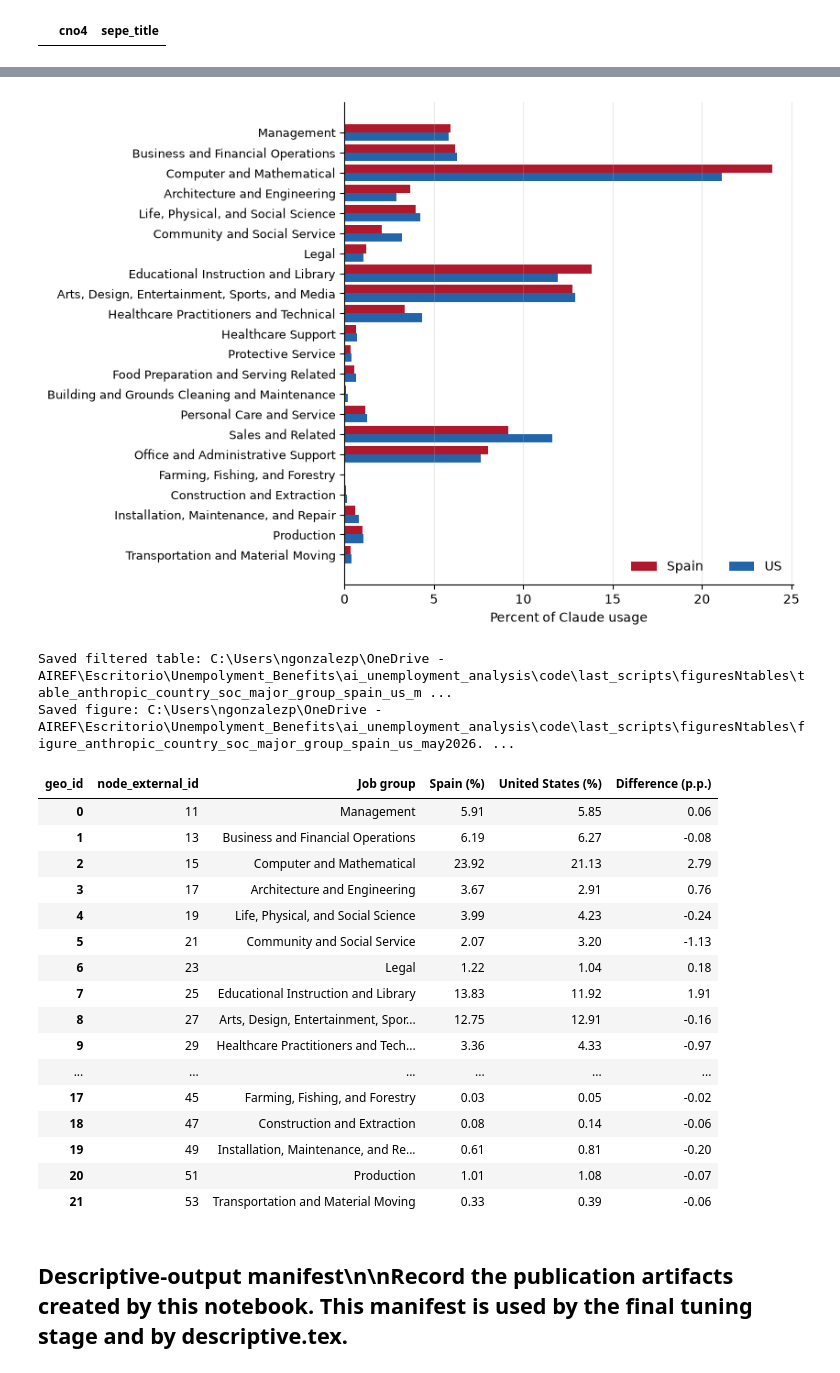
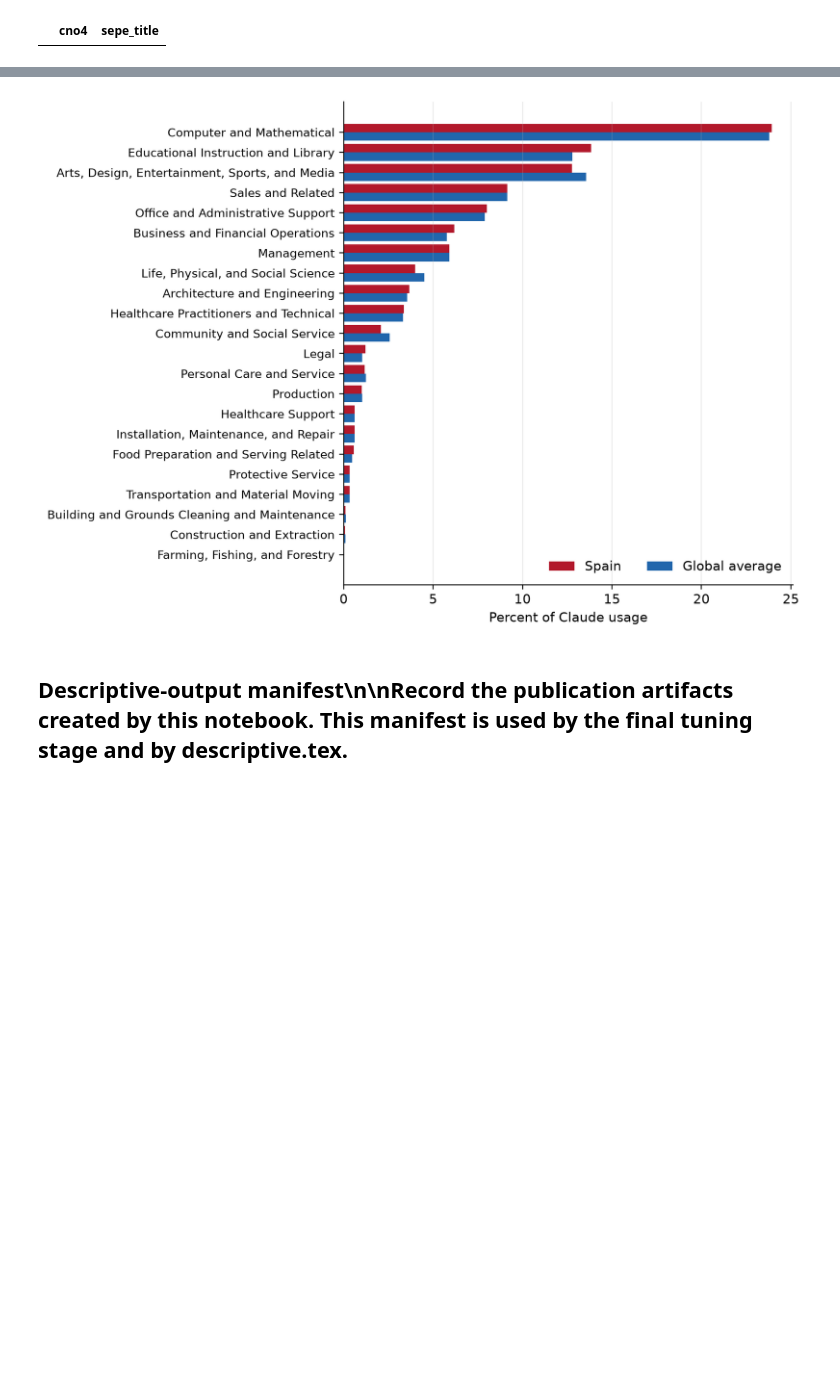
Before and after one commit to dgonzalezgonzalez/Spain-AI-Exposure, a Jupyter notebook: analysis/paper_replication/02_Descriptives_v1.ipynb, the cells around one changed output, grey strips where cells are left out. Drawn from its saved outputs; the diff is of its cells as text; code cells hidden in the pictures; blank space fills up the shorter version.

Commit message:
fix: validate Spanish Claude usage against global aggregate

```diff
--- a/analysis/paper_replication/02_Descriptives_v1.ipynb
+++ b/analysis/paper_replication/02_Descriptives_v1.ipynb
@@ -783,8 +784,8 @@ FIGURES_DIR.mkdir(parents=True, exist_ok=True)
 
 AEI_URL = "https://huggingface.co/datasets/Anthropic/EconomicIndex/resolve/main/release_2026_06_26/data/aei_claude_ai_2026-06-26.csv"
 AEI_RAW_PATH = RAW_DIR / "anthropic_aei_claude_ai_2026-06-26.csv"
-FILTERED_PATH = TABLES_DIR / "table_anthropic_country_soc_major_group_spain_us_may2026.csv"
-FIGURE_PATH = FIGURES_DIR / "figure_anthropic_country_soc_major_group_spain_us_may2026.png"
+FILTERED_PATH = TABLES_DIR / "table_anthropic_country_soc_major_group_spain_global_may2026.csv"
+FIGURE_PATH = FIGURES_DIR / "figure_anthropic_country_soc_major_group_spain_global_may2026.png"
 
 # Download the raw Anthropic Economic Index release if it is not already present.
 if not AEI_RAW_PATH.exists():
@@ -808,8 +809,8 @@ for chunk in pd.read_csv(AEI_RAW_PATH, usecols=usecols, chunksize=500_000):
     keep = (
         chunk["date_start"].eq("2026-05-01")
         & chunk["date_end"].eq("2026-06-01")
-        & chunk["geo_id"].isin(["ESP", "USA"])
-        & chunk["geo_level"].eq("country")
+        & ((chunk["geo_id"].eq("ESP") & chunk["geo_level"].eq("country"))
+           | (chunk["geo_id"].eq("GLOBAL") & chunk["geo_level"].eq("global")))
         & chunk["category_name"].eq("soc_occupation")
         & chunk["hierarchy_level"].eq(1)
         & chunk["metric_id"].eq("pct")
@@ -818,16 +819,16 @@ for chunk in pd.read_csv(AEI_RAW_PATH, usecols=usecols, chunksize=500_000):
     if not sub.empty:
         pieces.append(sub)
 
-country_soc = pd.concat(pieces, ignore_index=True)
+spain_global_soc = pd.concat(pieces, ignore_index=True)
 
 plot_df = (
-    country_soc
+    spain_global_soc
     .pivot_table(index=["node_external_id", "node_name"], columns="geo_id", values="value", aggfunc="first")
     .reset_index()
-    .sort_values("node_external_id")
+    .sort_values(["ESP", "node_external_id"], ascending=[False, True], kind="stable")
 )
-plot_df["Difference (p.p.)"] = plot_df["ESP"] - plot_df["USA"]
-plot_df = plot_df.rename(columns={"node_name": "Job group", "ESP": "Spain (%)", "USA": "United States (%)"})
+plot_df["Difference (p.p.)"] = plot_df["ESP"] - plot_df["GLOBAL"]
+plot_df = plot_df.rename(columns={"node_name": "Job group", "ESP": "Spain (%)", "GLOBAL": "Global average (%)"})
 plot_df.to_csv(FILTERED_PATH, index=False)
 
 x = np.arange(len(plot_df))
@@ -838,55 +839,36 @@ ax.barh(
     x - height / 2,
     plot_df["Spain (%)"],
     height,
     label="Spain",
     color="#b2182b",
 )
 ax.barh(
     x + height / 2,
-    plot_df["United States (%)"],
+    plot_df["Global average (%)"],
     height,
-    label="US",
+    label="Global average",
     color="#2166ac",
 )
 
 ax.set_xlabel("Percent of Claude usage")
 ax.set_ylabel("")
 ax.set_yticks(x)
 ax.set_yticklabels(plot_df["Job group"], fontsize=9)
 ax.invert_yaxis()
 ax.legend(frameon=False, ncol=2, loc="lower right")
 ax.grid(axis="x", alpha=0.25)
 ax.spines["top"].set_visible(False)
 ax.spines["right"].set_visible(False)
 fig.tight_layout()
 fig.savefig(FIGURE_PATH, dpi=220, bbox_inches="tight")
 plt.show()
 
 print(f"Saved filtered table: {FILTERED_PATH}")
 print(f"Saved figure: {FIGURE_PATH}")
 
 display(plot_df)
 # %% [output]
-[figure, old version]
+[figure, new version]
-Saved filtered table: C:\Users\ngonzalezp\OneDrive - AIREF\Escritorio\Unempolyment_Benefits\ai_unemployment_analysis\code\last_scripts\figuresNtables\table_anthropic_country_soc_major_group_spain_us_m ...
-Saved figure: C:\Users\ngonzalezp\OneDrive - AIREF\Escritorio\Unempolyment_Benefits\ai_unemployment_analysis\code\last_scripts\figuresNtables\figure_anthropic_country_soc_major_group_spain_us_may2026. ...
-| geo_id | node_external_id | Job group | Spain (%) | United States (%) | Difference (p.p.) |
-| 0 | 11 | Management | 5.91 | 5.85 | 0.06 |
-| 1 | 13 | Business and Financial Operations | 6.19 | 6.27 | -0.08 |
-| 2 | 15 | Computer and Mathematical | 23.92 | 21.13 | 2.79 |
-| 3 | 17 | Architecture and Engineering | 3.67 | 2.91 | 0.76 |
-| 4 | 19 | Life, Physical, and Social Science | 3.99 | 4.23 | -0.24 |
-| 5 | 21 | Community and Social Service | 2.07 | 3.20 | -1.13 |
-| 6 | 23 | Legal | 1.22 | 1.04 | 0.18 |
-| 7 | 25 | Educational Instruction and Library | 13.83 | 11.92 | 1.91 |
-| 8 | 27 | Arts, Design, Entertainment, Spor... | 12.75 | 12.91 | -0.16 |
-| 9 | 29 | Healthcare Practitioners and Tech... | 3.36 | 4.33 | -0.97 |
-| ... | ... | ... | ... | ... | ... |
-| 17 | 45 | Farming, Fishing, and Forestry | 0.03 | 0.05 | -0.02 |
-| 18 | 47 | Construction and Extraction | 0.08 | 0.14 | -0.06 |
-| 19 | 49 | Installation, Maintenance, and Re... | 0.61 | 0.81 | -0.20 |
-| 20 | 51 | Production | 1.01 | 1.08 | -0.07 |
-| 21 | 53 | Transportation and Material Moving | 0.33 | 0.39 | -0.06 |
 # %% [markdown]
 ## Descriptive-output manifest\n\nRecord the publication artifacts created by this notebook. This manifest is used by the final tuning stage and by descriptive.tex.
 # %%
```
Also changed, not shown: parts of 2 cells of this notebook, 16 other files.
